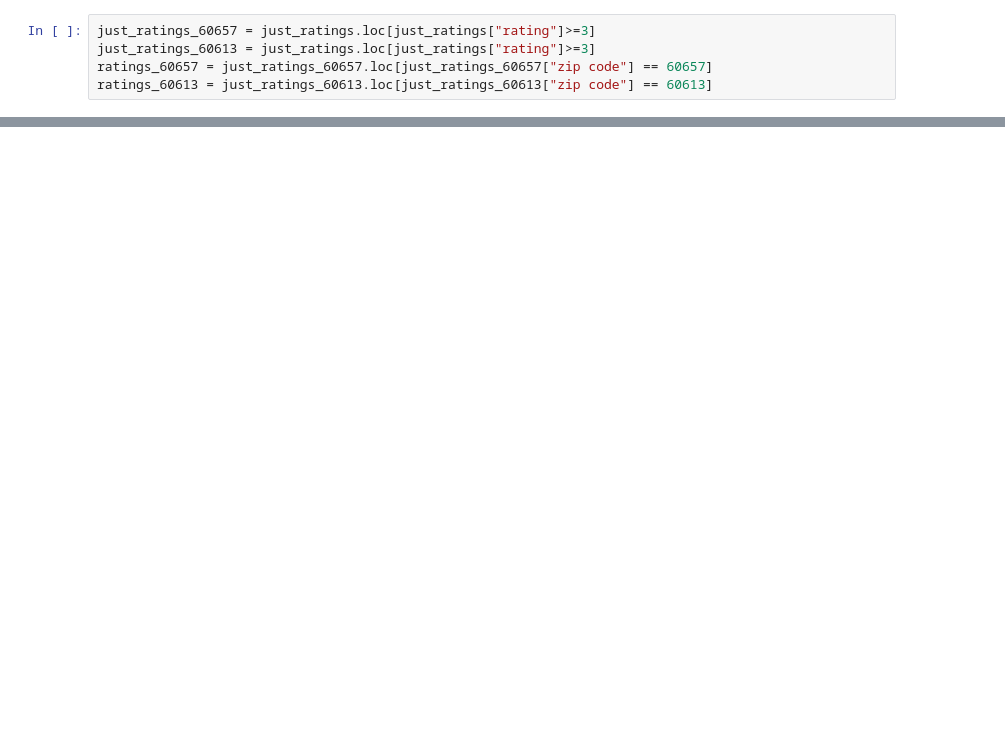
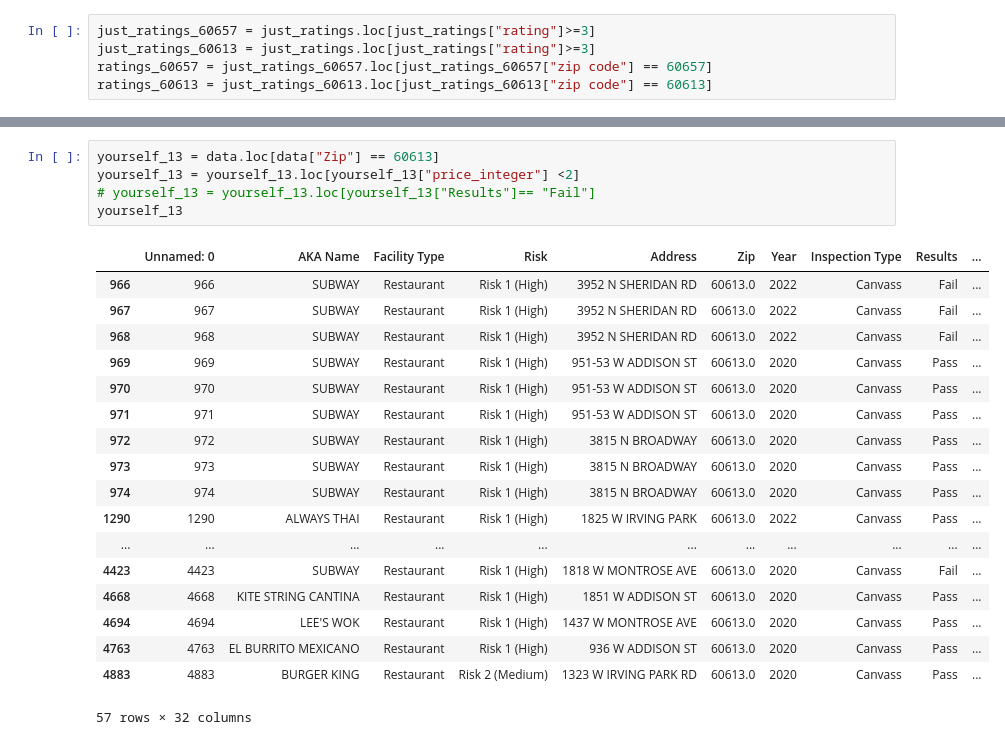
Before and after one commit to joyesufu/Where_Is_The_Food, a Jupyter notebook: map_creation.ipynb, the cells around one changed output, grey strips where cells are left out. Cells and saved outputs as stored; diff of their text form; blank space fills up the shorter version.

```diff
--- a/map_creation.ipynb
+++ b/map_creation.ipynb
@@ -145,0 +390,24 @@ beer_data = beer_data.loc[beer_data["rating"] <= 3]
+# %%
+yourself_13 = data.loc[data["Zip"] == 60613]
+yourself_13 = yourself_13.loc[yourself_13["price_integer"] <2]
+# yourself_13 = yourself_13.loc[yourself_13["Results"]== "Fail"]
+yourself_13
+# %% [output]
+|  | Unnamed: 0 | AKA Name | Facility Type | Risk | Address | Zip | Year | Inspection Type | Results | ... |
+| 966 | 966 | SUBWAY | Restaurant | Risk 1 (High) | 3952 N SHERIDAN RD | 60613.0 | 2022 | Canvass | Fail | ... |
+| 967 | 967 | SUBWAY | Restaurant | Risk 1 (High) | 3952 N SHERIDAN RD | 60613.0 | 2022 | Canvass | Fail | ... |
+| 968 | 968 | SUBWAY | Restaurant | Risk 1 (High) | 3952 N SHERIDAN RD | 60613.0 | 2022 | Canvass | Fail | ... |
+| 969 | 969 | SUBWAY | Restaurant | Risk 1 (High) | 951-53 W ADDISON ST | 60613.0 | 2020 | Canvass | Pass | ... |
+| 970 | 970 | SUBWAY | Restaurant | Risk 1 (High) | 951-53 W ADDISON ST | 60613.0 | 2020 | Canvass | Pass | ... |
+| 971 | 971 | SUBWAY | Restaurant | Risk 1 (High) | 951-53 W ADDISON ST | 60613.0 | 2020 | Canvass | Pass | ... |
+| 972 | 972 | SUBWAY | Restaurant | Risk 1 (High) | 3815 N BROADWAY | 60613.0 | 2020 | Canvass | Pass | ... |
+| 973 | 973 | SUBWAY | Restaurant | Risk 1 (High) | 3815 N BROADWAY | 60613.0 | 2020 | Canvass | Pass | ... |
+| 974 | 974 | SUBWAY | Restaurant | Risk 1 (High) | 3815 N BROADWAY | 60613.0 | 2020 | Canvass | Pass | ... |
+| 1290 | 1290 | ALWAYS THAI | Restaurant | Risk 1 (High) | 1825 W IRVING PARK | 60613.0 | 2022 | Canvass | Pass | ... |
+| ... | ... | ... | ... | ... | ... | ... | ... | ... | ... | ... |
+| 4423 | 4423 | SUBWAY | Restaurant | Risk 1 (High) | 1818 W MONTROSE AVE | 60613.0 | 2020 | Canvass | Fail | ... |
+| 4668 | 4668 | KITE STRING CANTINA | Restaurant | Risk 1 (High) | 1851 W ADDISON ST | 60613.0 | 2020 | Canvass | Pass | ... |
+| 4694 | 4694 | LEE'S WOK | Restaurant | Risk 1 (High) | 1437 W MONTROSE AVE | 60613.0 | 2020 | Canvass | Pass | ... |
+| 4763 | 4763 | EL BURRITO MEXICANO | Restaurant | Risk 1 (High) | 936 W ADDISON ST | 60613.0 | 2020 | Canvass | Pass | ... |
+| 4883 | 4883 | BURGER KING | Restaurant | Risk 2 (Medium) | 1323 W IRVING PARK RD | 60613.0 | 2020 | Canvass | Pass | ... |
+57 rows × 32 columns
```
Also changed, not shown: parts of 40 cells of this notebook, 6 other files.
